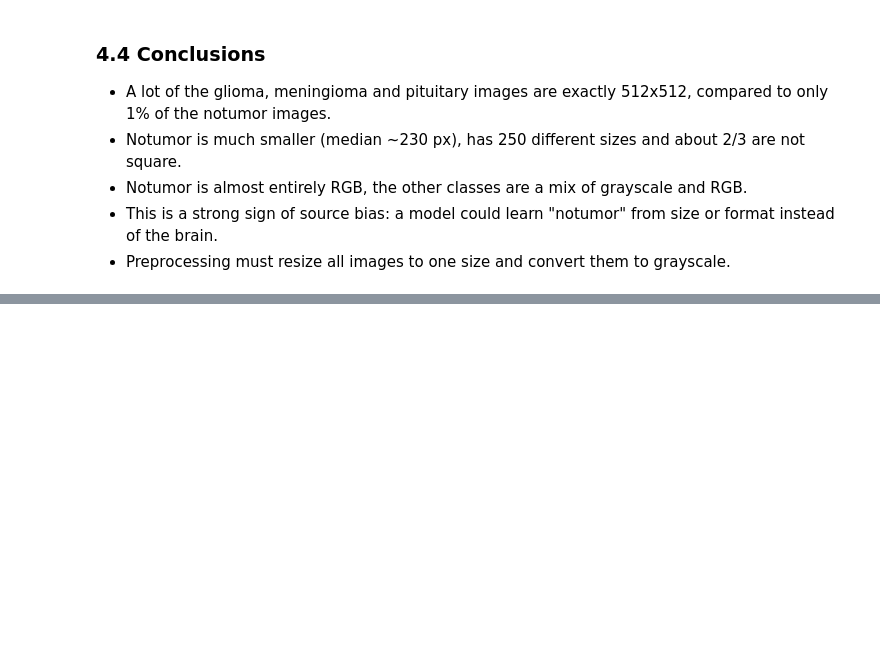
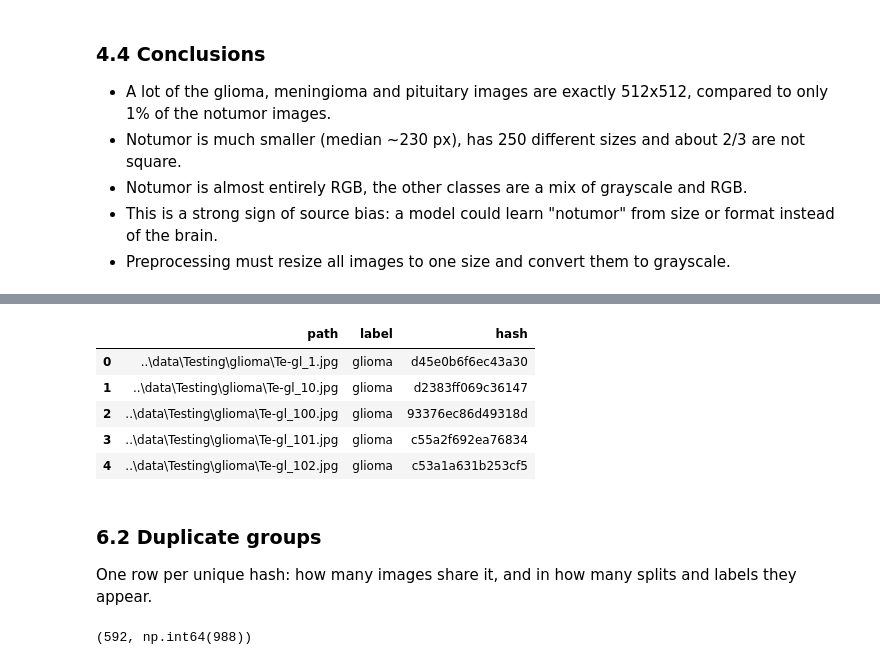
Before and after one commit to brieq/brain-tumor-mri-classification, a Jupyter notebook: notebooks/01_eda.ipynb, the cells around one changed output, grey strips where cells are left out. Saved outputs shown, nothing was run; the diff lists cells and outputs as text; code cells hidden in the pictures; blank space fills up the shorter version.

```diff
--- a/notebooks/01_eda.ipynb
+++ b/notebooks/01_eda.ipynb
@@ -133,0 +167,25 @@ plt.show()
+# %%
+df["hash"] = [str(imagehash.phash(Image.open(p))) for p in tqdm(paths)]
+df[["path", "label", "hash"]].head()
+# %% [output]
+|  | path | label | hash |
+| 0 | ..\data\Testing\glioma\Te-gl_1.jpg | glioma | d45e0b6f6ec43a30 |
+| 1 | ..\data\Testing\glioma\Te-gl_10.jpg | glioma | d2383ff069c36147 |
+| 2 | ..\data\Testing\glioma\Te-gl_100.jpg | glioma | 93376ec86d49318d |
+| 3 | ..\data\Testing\glioma\Te-gl_101.jpg | glioma | c55a2f692ea76834 |
+| 4 | ..\data\Testing\glioma\Te-gl_102.jpg | glioma | c53a1a631b253cf5 |
+# %% [markdown]
+### 6.2 Duplicate groups
+
+One row per unique hash: how many images share it, and in how many splits and labels they appear.
+# %%
+groups = df.groupby("hash").agg(
+    n_images=("path", "size"),
+    n_splits=("split", "nunique"),
+    n_labels=("label", "nunique"),
+)
+dup_groups = groups[groups["n_images"] > 1]
+
+len(dup_groups), df["hash"].duplicated().sum()
+# %% [output]
+(592, np.int64(988))
```
Also changed, not shown: parts of 13 cells of this notebook.
